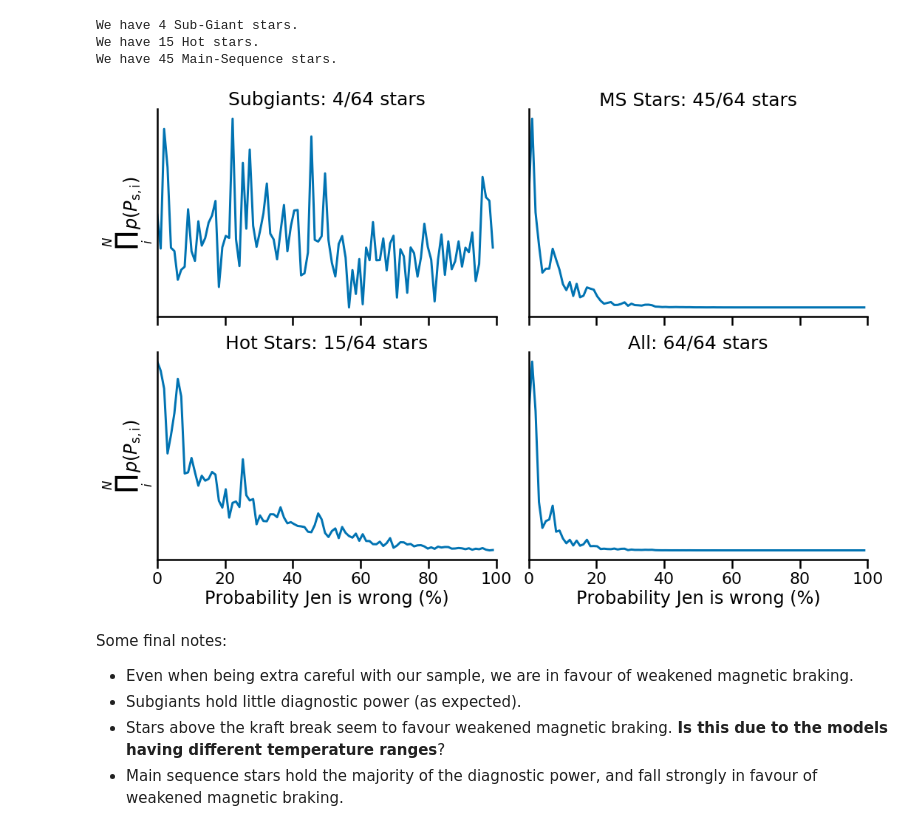
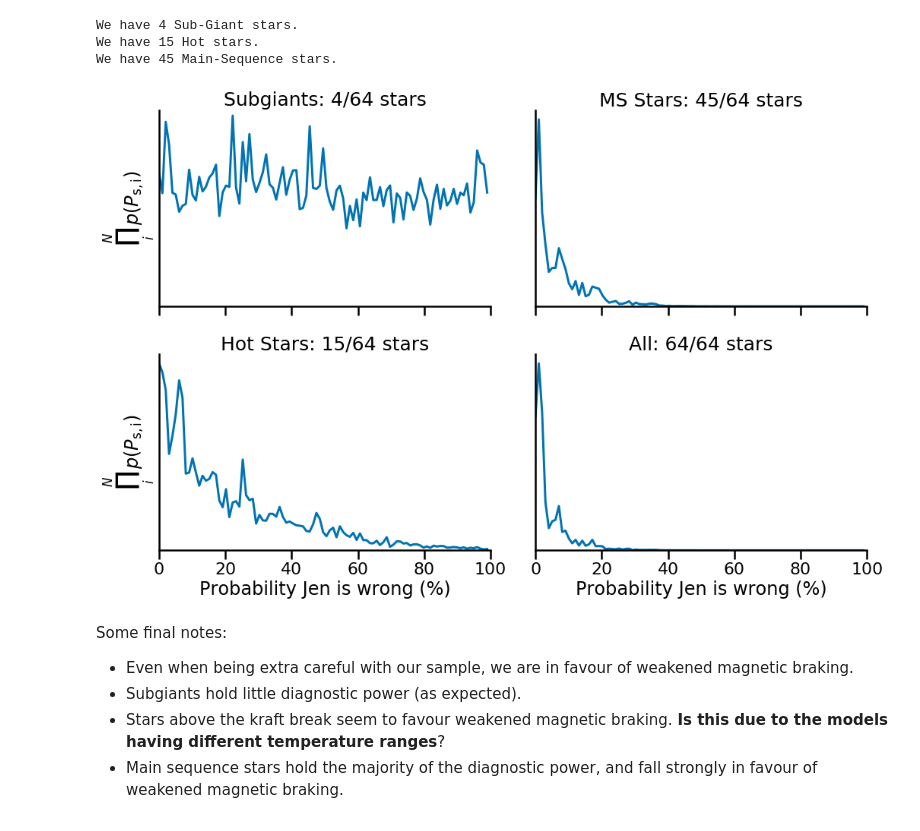
Before and after one commit to ojhall94/malatium, a Jupyter notebook: models/consolidate.ipynb, the cells around one changed output. Saved outputs shown, nothing was run; the diff lists cells and outputs as text; code cells hidden in the pictures.

```diff
--- a/models/consolidate.ipynb
+++ b/models/consolidate.ipynb
@@ -256,34 +265,38 @@ ax = ax.flatten()
 ax[0].plot(bins[:-1], np.prod(hists_sel_cov[sg], axis=0))
 ax[0].set_title(fr'Subgiants: {len(hists_sel_cov[sg])}/{len(c2[sel])} stars', fontsize=25)
 ax[0].get_yaxis().set_ticks([])
 ax[0].set_xlim(0, 1)
+ax[0].set_ylim(0)
 
 ax[1].plot(bins[:-1], np.prod(hists_sel_cov[ms], axis=0))
 ax[1].set_title(fr'MS Stars: {len(hists_sel_cov[ms])}/{len(c2[sel])} stars', fontsize=25)
 ax[1].get_yaxis().set_ticks([])
 ax[1].set_xlim(0, 1)
+ax[1].set_ylim(0)
 
 ax[2].plot(bins[:-1], np.prod(hists_sel_cov[h], axis=0))
 ax[2].set_title(fr'Hot Stars: {len(hists_sel_cov[h])}/{len(c2[sel])} stars', fontsize=25)
 ax[2].get_yaxis().set_ticks([])
 ax[2].set_xlim(0, 1)
+ax[2].set_ylim(0)
 
 ax[3].plot(bins[:-1], np.prod(hists_sel_cov, axis=0))
 ax[3].set_title(fr'All: {len(hists_sel_cov)}/{len(c2[sel])} stars', fontsize=25)
 ax[3].get_yaxis().set_ticks([])
 ax[3].set_xlim(0, 1)
+ax[3].set_ylim(0)
 
 ax[0].set_ylabel(r'$\prod_i^N\ p(P_{\rm{s, i}})$')
 ax[2].set_ylabel(r'$\prod_i^N\ p(P_{\rm{s, i}})$')
 ax[2].set_xlabel(r'Probability Jen is wrong (%)')
 ax[3].set_xlabel(r'Probability Jen is wrong (%)')
 ax[2].set_xticklabels(['0', '20','40','60','80','100'])
 
 sns.despine()
 fig.tight_layout()
 plt.show()
 # %% [output]
-[figure, old version]
+[figure, new version]
 # %% [markdown]
 Some final notes:
 - Even when being extra careful with our sample, we are in favour of weakened magnetic braking.
```
Also changed, not shown: parts of 6 cells of this notebook.
